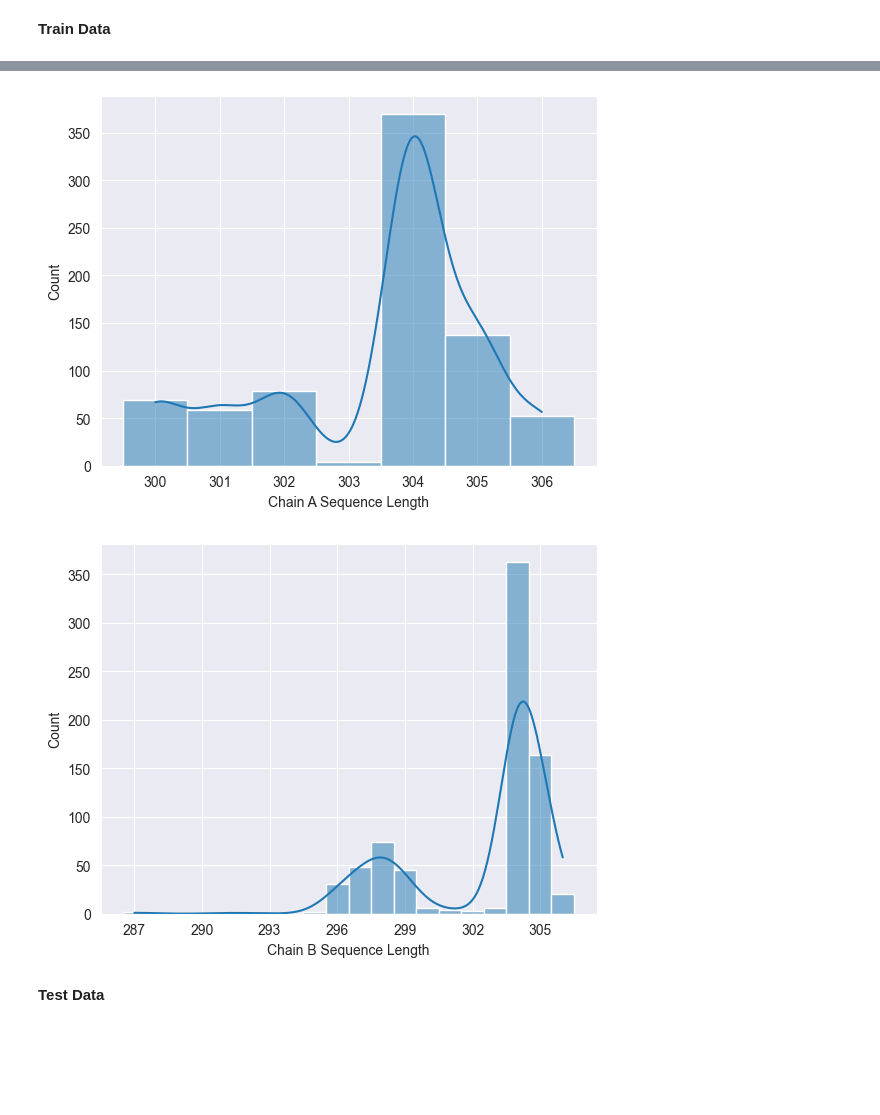
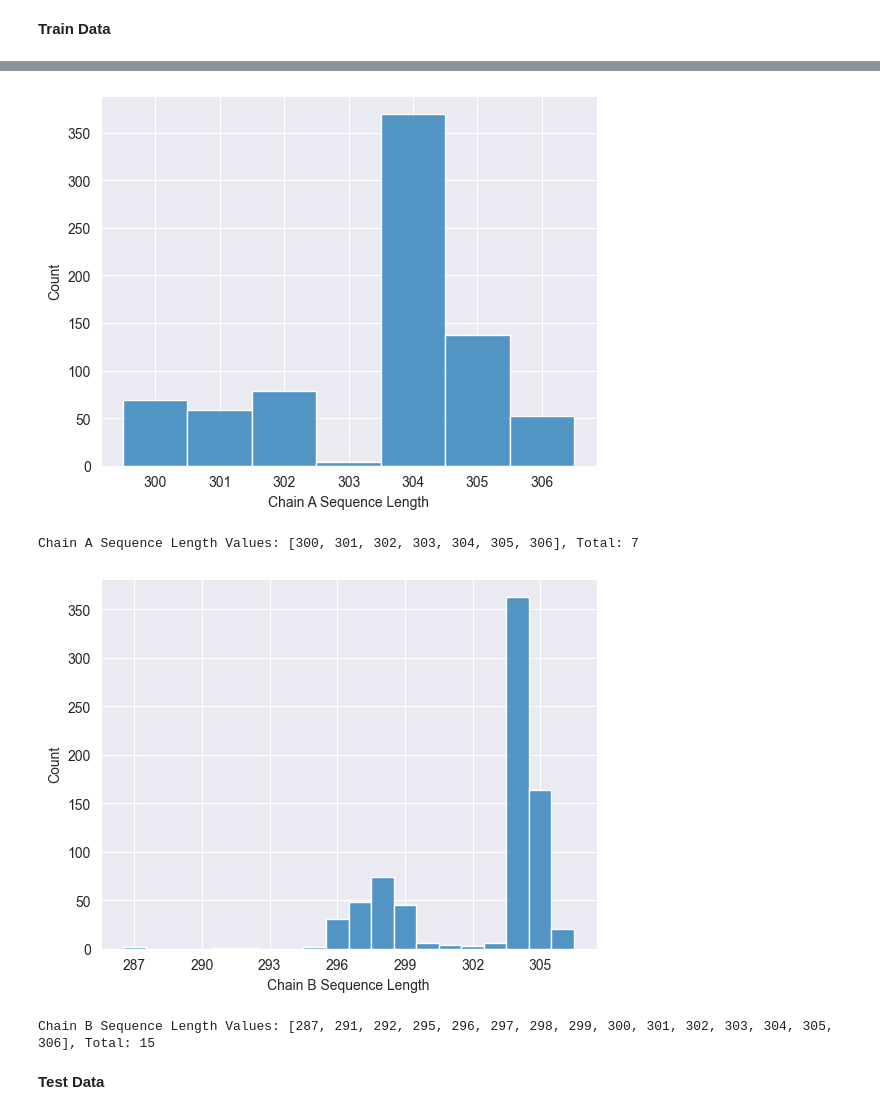
Before and after one commit to aehrlich1/ximp, a Jupyter notebook: notebooks/data_exp_ligand_poses.ipynb, the cells around one changed output, grey strips where cells are left out. Saved outputs shown, nothing was run; the diff lists cells and outputs as text; code cells hidden in the pictures; blank space fills up the shorter version.

```diff
--- a/notebooks/data_exp_ligand_poses.ipynb
+++ b/notebooks/data_exp_ligand_poses.ipynb
@@ -85,12 +88,18 @@ Unique CXSMILES: 568
 770 rows × 6 columns
 # %%
 # Protein Chain A and Chain B Sequence Length for SARS-CoV-2 Mpro
-sns.histplot(df_train_X['Chain A Sequence Length'], discrete=True, kde=True)
+sns.histplot(df_train_X['Chain A Sequence Length'], discrete=True)
 plt.show()
+print(f"Chain A Sequence Length Values: {sorted(df_train_X['Chain A Sequence Length'].unique().tolist())}, "
+      f"Total: {len(df_train_X['Chain A Sequence Length'].unique())}")
 
-sns.histplot(df_train_X['Chain B Sequence Length'], discrete=True, kde=True)
+sns.histplot(df_train_X['Chain B Sequence Length'], discrete=True)
 plt.xticks(range(min(df_train_X['Chain B Sequence Length']), max(df_train_X['Chain B Sequence Length']) + 1, 3))
 plt.show()
+print(f"Chain B Sequence Length Values: {sorted(df_train_X['Chain B Sequence Length'].unique().tolist())}, "
+      f"Total: {len(df_train_X['Chain B Sequence Length'].unique())}")
 # %% [output]
-[figure, old version]
+[figure, new version]
+Chain A Sequence Length Values: [300, 301, 302, 303, 304, 305, 306], Total: 7
-[figure, old version]
+[figure, new version]
+Chain B Sequence Length Values: [287, 291, 292, 295, 296, 297, 298, 299, 300, 301, 302, 303, 304, 305, 306], Total: 15
```
Also changed, not shown: parts of 8 cells of this notebook.
